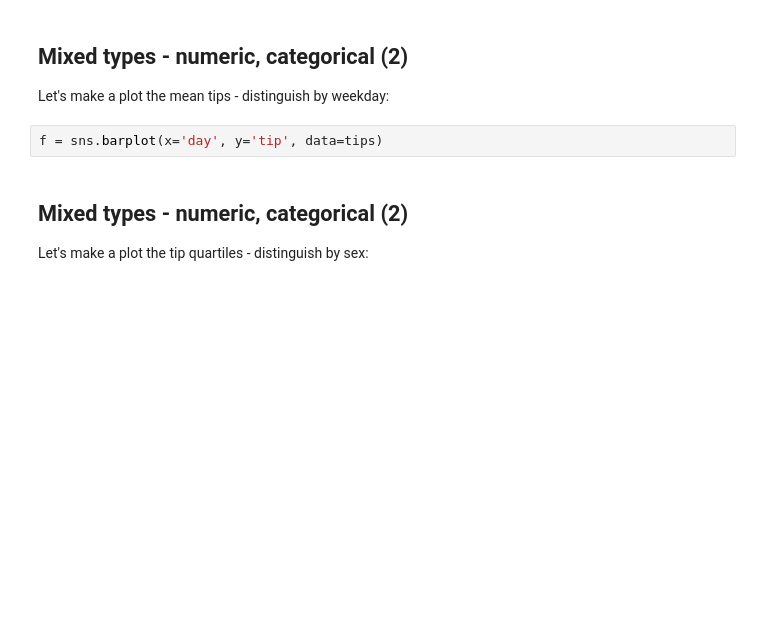
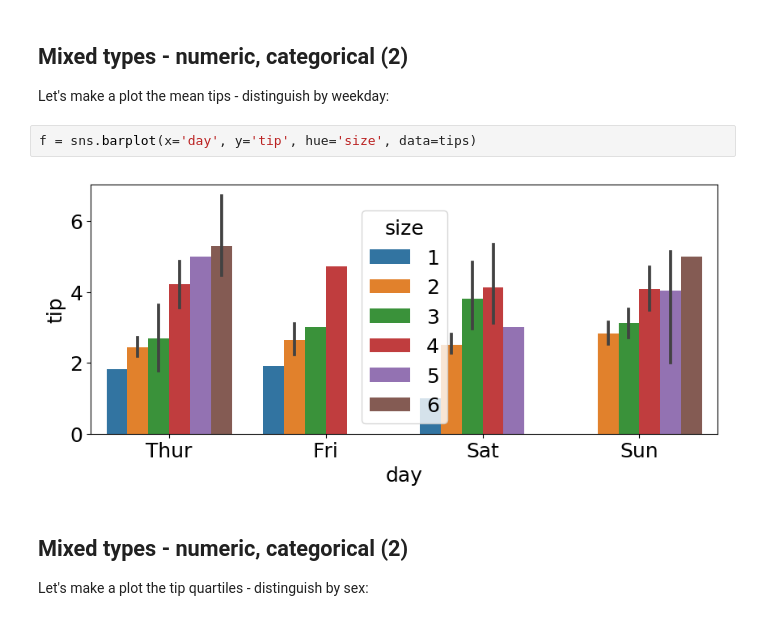
Before and after one commit to abjer/sds, a Jupyter notebook: material/session_5/lecture_5.ipynb, the cells around one changed output. Saved outputs shown, nothing was run; the diff lists cells and outputs as text; blank space fills up the shorter version.

```diff
--- a/material/session_5/lecture_5.ipynb
+++ b/material/session_5/lecture_5.ipynb
@@ -273,7 +347,9 @@ sns.lmplot(x='total_bill', y='tip', data=tips, size=5, aspect=2)
 
 Let's make a plot the mean tips - distinguish by weekday:
 # %%
-f = sns.barplot(x='day', y='tip', data=tips)
+f = sns.barplot(x='day', y='tip', hue='size', data=tips)
+# %% [output]
+[figure, added]
 # %% [markdown]
 ## Mixed types - numeric, categorical (2)
 Let's make a plot the tip quartiles - distinguish by sex:
```
Also changed, not shown: parts of 22 cells of this notebook, 5 other files.
